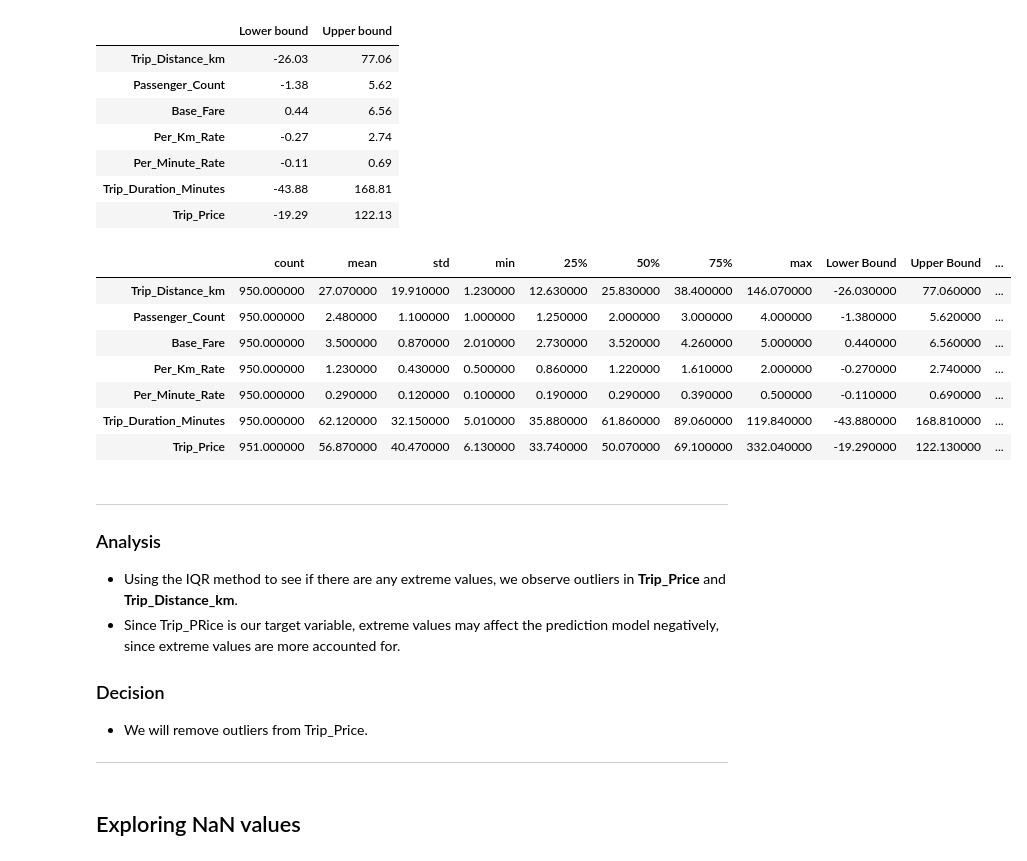
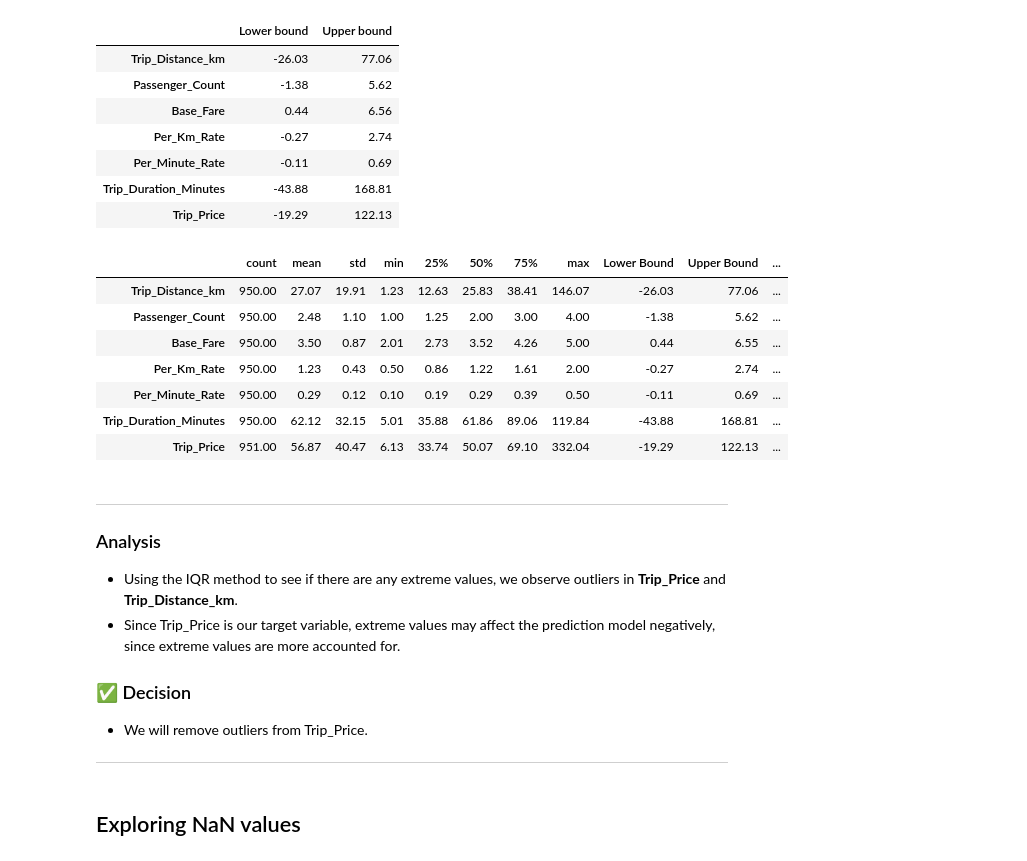
Before and after one commit to Josefin3647/taxi_prediction_fullstack_josefin, a Jupyter notebook: src/taxipred/model_development/eda.ipynb, the cells around one changed output. Cells and saved outputs as stored; diff of their text form; code cells hidden in the pictures.

```diff
--- a/src/taxipred/model_development/eda.ipynb
+++ b/src/taxipred/model_development/eda.ipynb
@@ -106,50 +106,52 @@ outlier_bounds_df
 # %%
 summary = df.describe().T
 
 bounds_df = (
     pd.DataFrame(outlier_bounds)
     .T
     .rename(columns={0: "Lower Bound", 1: "Upper Bound"})
 )
 
 comparison = summary.join(bounds_df)
 
 for col in df.select_dtypes(include="number").columns:
     lower = bounds_df.loc[col, "Lower Bound"]
     upper = bounds_df.loc[col, "Upper Bound"]
 
     comparison.loc[col, "High Outlier Count"] = (df[col] > upper).sum()
     comparison.loc[col, "Low Outlier Count"] = (df[col] < lower).sum()
 
 def highlight_if_outlier(val):
     if val > 0:
         return "background-color: #1f4e79; font-weight: bold;"
     return ""
 
 comparison_rounded = comparison.round(2)
 
-comparison_rounded.style.map(
-    highlight_if_outlier,
-    subset=["High Outlier Count", "Low Outlier Count"]
-)
+comparison.style \
+    .format("{:.2f}") \
+    .map(
+        highlight_if_outlier,
+        subset=["High Outlier Count", "Low Outlier Count"]
+    )
 # %% [output]
 |  | count | mean | std | min | 25% | 50% | 75% | max | Lower Bound | Upper Bound | ... |
-| Trip_Distance_km | 950.000000 | 27.070000 | 19.910000 | 1.230000 | 12.630000 | 25.830000 | 38.400000 | 146.070000 | -26.030000 | 77.060000 | ... |
-| Passenger_Count | 950.000000 | 2.480000 | 1.100000 | 1.000000 | 1.250000 | 2.000000 | 3.000000 | 4.000000 | -1.380000 | 5.620000 | ... |
-| Base_Fare | 950.000000 | 3.500000 | 0.870000 | 2.010000 | 2.730000 | 3.520000 | 4.260000 | 5.000000 | 0.440000 | 6.560000 | ... |
-| Per_Km_Rate | 950.000000 | 1.230000 | 0.430000 | 0.500000 | 0.860000 | 1.220000 | 1.610000 | 2.000000 | -0.270000 | 2.740000 | ... |
-| Per_Minute_Rate | 950.000000 | 0.290000 | 0.120000 | 0.100000 | 0.190000 | 0.290000 | 0.390000 | 0.500000 | -0.110000 | 0.690000 | ... |
-| Trip_Duration_Minutes | 950.000000 | 62.120000 | 32.150000 | 5.010000 | 35.880000 | 61.860000 | 89.060000 | 119.840000 | -43.880000 | 168.810000 | ... |
-| Trip_Price | 951.000000 | 56.870000 | 40.470000 | 6.130000 | 33.740000 | 50.070000 | 69.100000 | 332.040000 | -19.290000 | 122.130000 | ... |
+| Trip_Distance_km | 950.00 | 27.07 | 19.91 | 1.23 | 12.63 | 25.83 | 38.41 | 146.07 | -26.03 | 77.06 | ... |
+| Passenger_Count | 950.00 | 2.48 | 1.10 | 1.00 | 1.25 | 2.00 | 3.00 | 4.00 | -1.38 | 5.62 | ... |
+| Base_Fare | 950.00 | 3.50 | 0.87 | 2.01 | 2.73 | 3.52 | 4.26 | 5.00 | 0.44 | 6.55 | ... |
+| Per_Km_Rate | 950.00 | 1.23 | 0.43 | 0.50 | 0.86 | 1.22 | 1.61 | 2.00 | -0.27 | 2.74 | ... |
+| Per_Minute_Rate | 950.00 | 0.29 | 0.12 | 0.10 | 0.19 | 0.29 | 0.39 | 0.50 | -0.11 | 0.69 | ... |
+| Trip_Duration_Minutes | 950.00 | 62.12 | 32.15 | 5.01 | 35.88 | 61.86 | 89.06 | 119.84 | -43.88 | 168.81 | ... |
+| Trip_Price | 951.00 | 56.87 | 40.47 | 6.13 | 33.74 | 50.07 | 69.10 | 332.04 | -19.29 | 122.13 | ... |
 # %% [markdown]
 ---
 
 ### Analysis
 
 - Using the IQR method to see if there are any extreme values, we observe outliers in **Trip_Price** and **Trip_Distance_km**.
-- Since Trip_PRice is our target variable, extreme values may affect the prediction model negatively, since extreme values are more accounted for.
+- Since Trip_Price is our target variable, extreme values may affect the prediction model negatively, since extreme values are more accounted for.
 
-### Decision
+### ✅ Decision
 - We will remove outliers from Trip_Price.
 
 ---
```
Also changed, not shown: parts of 22 cells of this notebook.
